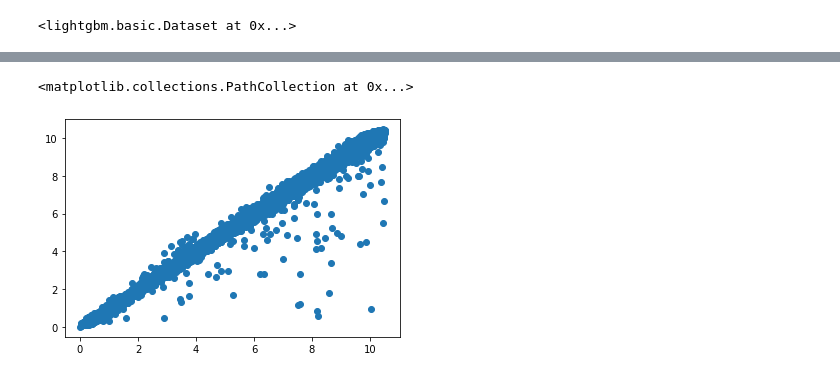
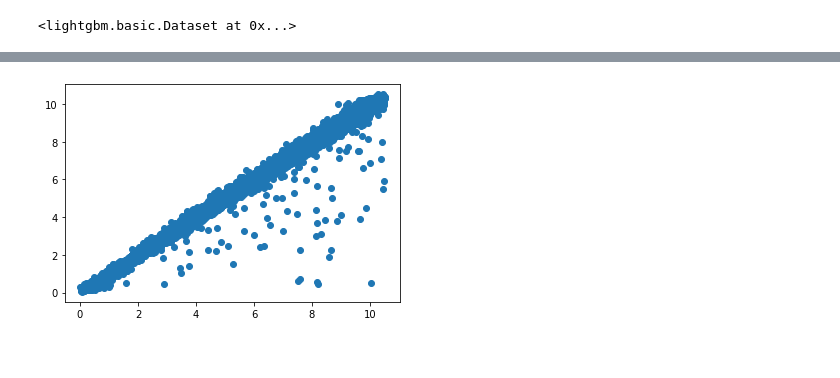
Before and after one commit to haimengzhao/juno-reconstruction, a Jupyter notebook: train.ipynb, the cells around one changed output, grey strips where cells are left out. Cells and saved outputs as stored; diff of their text form; code cells hidden in the pictures.

```diff
--- a/train.ipynb
+++ b/train.ipynb
@@ -208,17 +209,25 @@ splitPePerTrainWFFinal = np.split(pePerTrainWFCalc, wfIndices[1:-1].astype(int))
 peTotal = np.empty(p.shape[0])
 peMean = np.empty(p.shape[0])
 peStd = np.empty(p.shape[0])
+peCu3 = np.empty(p.shape[0])
+peCu4 = np.empty(p.shape[0])
 for index, pePerTrainWFFinalChunk in enumerate(tqdm(splitPePerTrainWFFinal)):
     peTotal[index] = np.sum(pePerTrainWFFinalChunk)
     peMean[index] = np.mean(pePerTrainWFFinalChunk)
     peStd[index] = np.std(pePerTrainWFFinalChunk)
+    peCu3[index] = kstat(pePerTrainWFFinalChunk[~np.isnan(pePerTrainWFFinalChunk)], 3)
+    peCu4[index] = kstat(pePerTrainWFFinalChunk[~np.isnan(pePerTrainWFFinalChunk)], 4)
 
 splitMeanPeTimePerTrainWF = np.split(meanPeTimePerTrainWF, wfIndices[1:-1].astype(int))
 peTimeMean = np.empty(p.shape[0])
 peTimeStd = np.empty(p.shape[0])
+peTimeCu3 = np.empty(p.shape[0])
+peTimeCu4 = np.empty(p.shape[0])
 for index, meanPeTimePerTrainWFFinalChunk in enumerate(tqdm(splitMeanPeTimePerTrainWF)):
     peTimeMean[index] = np.nanmean(meanPeTimePerTrainWFFinalChunk)
     peTimeStd[index] = np.nanstd(meanPeTimePerTrainWFFinalChunk)
+    peTimeCu3[index] = kstat(meanPeTimePerTrainWFFinalChunk[~np.isnan(meanPeTimePerTrainWFFinalChunk)], 3)
+    peTimeCu4[index] = kstat(meanPeTimePerTrainWFFinalChunk[~np.isnan(meanPeTimePerTrainWFFinalChunk)], 4)
 # %%
 trainDataForP = lgb.Dataset(
     np.stack(
@@ -254,24 +281,27 @@ validationDataForP = lgb.Dataset('./train/validDataForP.bin')
 params = {
     'boosting_type': 'gbdt',
     'objective': 'regression',
-    'metric': {'rmse'},
-    'num_leaves': 2**15,
+    'metric': {'custom'},
+    'num_leaves': 2**12,
     'learning_rate': 0.001,
     'feature_fraction': 1,
-    'bagging_fraction': 1,
+    'bagging_fraction': 0.1,
     'bagging_freq': 5,
-    'verbose': 0,
+    'verbose': -1,
     'num_threads': 20,
-    'max_depth': 10,
+    'max_depth': 12,
+    #'device': 'gpu',
+    #'gpu_platform_id': -1,
+    #'gpu_device_id': -1,
 }
 gbmForP = lgb.train(
     params,
     trainDataForP,
     num_boost_round=60000,
     valid_sets=validationDataForP,
-    early_stopping_rounds=300,
+    early_stopping_rounds=1000,
     fobj=lossfunc_train,
-    feval=lossfunc_eval
+    feval=lossfunc_eval,
 )
 gbmForP.save_model('model/modelPCalc.txt')
 # %% [output]
@@ -296,14 +352,13 @@ Training until validation scores don't improve for 300 rounds
 # %%
 plt.scatter(
     p,
     gbmForP.predict(
         np.stack(
-            (peTotal, peMean, peStd, peTimeMean, peTimeStd),
+            (peTotal, peMean, peStd, peCu3, peCu4, peTimeMean, peTimeStd, peTimeCu3, peTimeCu4),
             axis=1
         )
     )
 )
 plt.show()
 # %% [output]
-<matplotlib.collections.PathCollection at 0x...>
-[figure, old version]
+[figure, new version]
```
Also changed, not shown: parts of 5 cells of this notebook, 10 other files.
